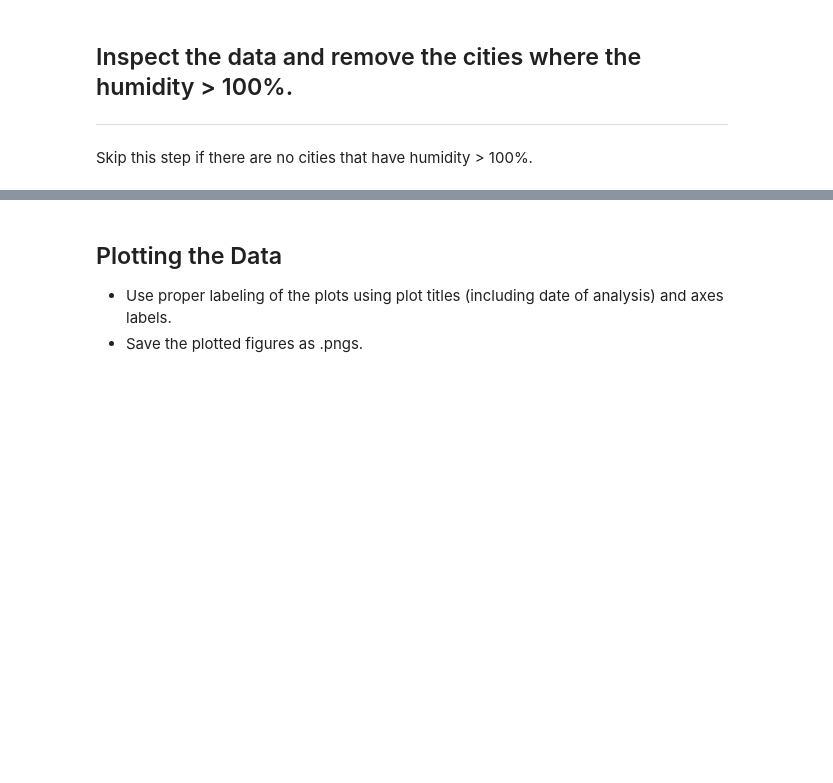
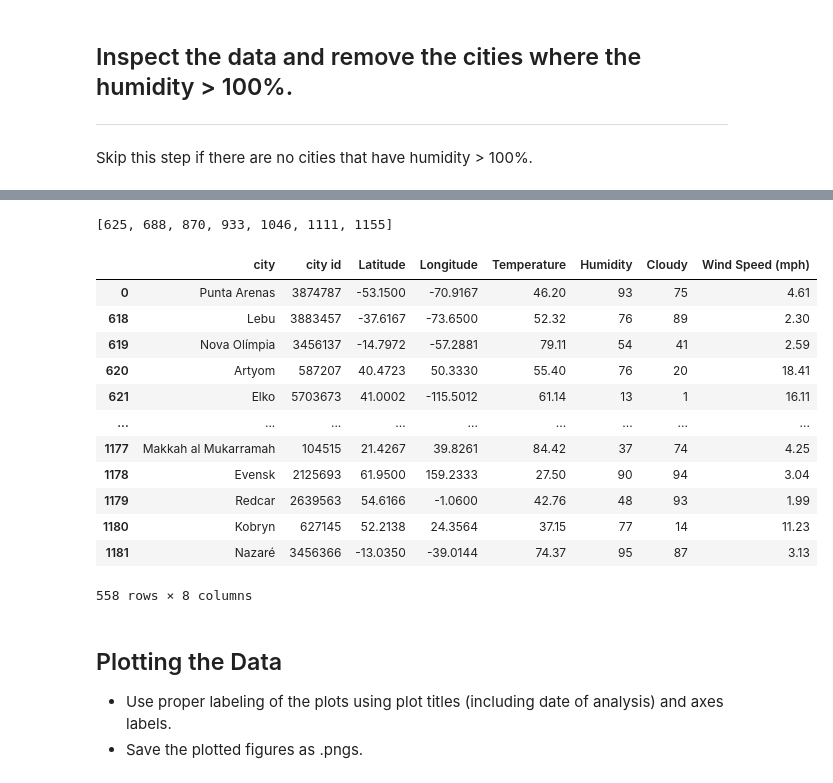
Before and after one commit to caseyjuergens/python-api-challenge, a Jupyter notebook: starter_code/WeatherPy.ipynb, the cells around one changed output, grey strips where cells are left out. Saved outputs shown, nothing was run; the diff lists cells and outputs as text; code cells hidden in the pictures; blank space fills up the shorter version.

```diff
--- a/starter_code/WeatherPy.ipynb
+++ b/starter_code/WeatherPy.ipynb
@@ -162,8 +177,27 @@ Skip this step if there are no cities that have humidity > 100%.
 # %%
 #  Get the indices of cities that have humidity over 100%.
+clean_city_df.index[clean_city_df["Humidity"]== 100].tolist()
+# %% [output]
+[625, 688, 870, 933, 1046, 1111, 1155]
 # %%
 # Make a new DataFrame equal to the city data to drop all humidity outliers by index.
 # Passing "inplace=False" will make a copy of the city_data DataFrame, which we call "clean_city_data".
+clean_city_data= clean_city_df.drop(index= [625,688,870,933,1111,1155])
+clean_city_data
+# %% [output]
+|  | city | city id | Latitude | Longitude | Temperature | Humidity | Cloudy | Wind Speed (mph) |
+| 0 | Punta Arenas | 3874787 | -53.1500 | -70.9167 | 46.20 | 93 | 75 | 4.61 |
+| 618 | Lebu | 3883457 | -37.6167 | -73.6500 | 52.32 | 76 | 89 | 2.30 |
+| 619 | Nova Olímpia | 3456137 | -14.7972 | -57.2881 | 79.11 | 54 | 41 | 2.59 |
+| 620 | Artyom | 587207 | 40.4723 | 50.3330 | 55.40 | 76 | 20 | 18.41 |
+| 621 | Elko | 5703673 | 41.0002 | -115.5012 | 61.14 | 13 | 1 | 16.11 |
+| ... | ... | ... | ... | ... | ... | ... | ... | ... |
+| 1177 | Makkah al Mukarramah | 104515 | 21.4267 | 39.8261 | 84.42 | 37 | 74 | 4.25 |
+| 1178 | Evensk | 2125693 | 61.9500 | 159.2333 | 27.50 | 90 | 94 | 3.04 |
+| 1179 | Redcar | 2639563 | 54.6166 | -1.0600 | 42.76 | 48 | 93 | 1.99 |
+| 1180 | Kobryn | 627145 | 52.2138 | 24.3564 | 37.15 | 77 | 14 | 11.23 |
+| 1181 | Nazaré | 3456366 | -13.0350 | -39.0144 | 74.37 | 95 | 87 | 3.13 |
+558 rows × 8 columns
 # %% [markdown]
 ## Plotting the Data
 * Use proper labeling of the plots using plot titles (including date of analysis) and axes labels.
```
Also changed, not shown: parts of 8 cells of this notebook.
